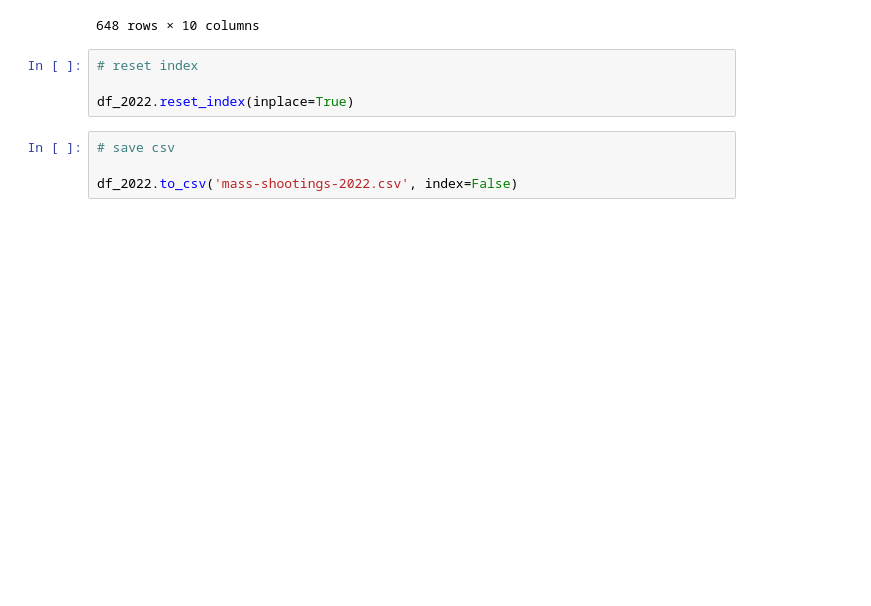
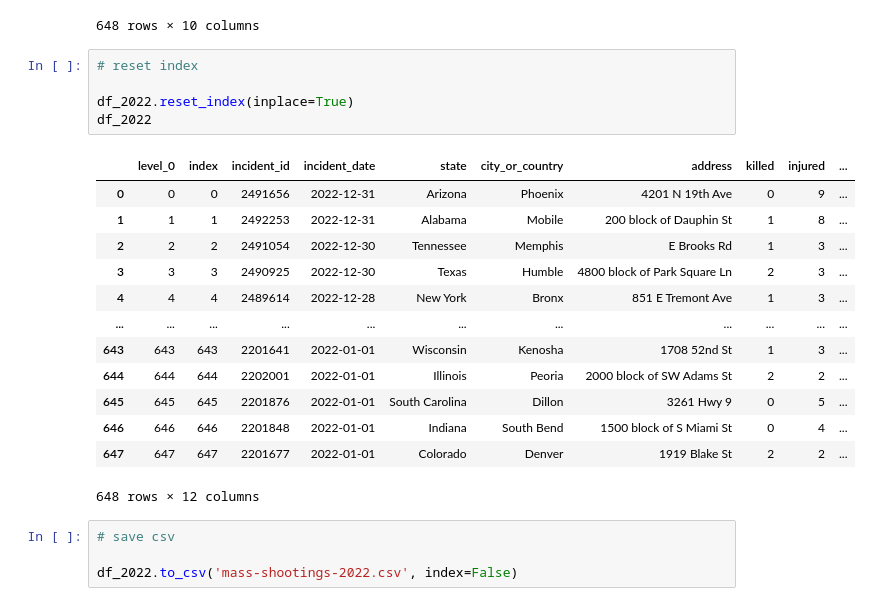
Before and after one commit to poojachaudhuri/project-2, a Jupyter notebook: cleaning.ipynb, the cells around one changed output. Saved outputs shown, nothing was run; the diff lists cells and outputs as text; blank space fills up the shorter version.

```diff
--- a/cleaning.ipynb
+++ b/cleaning.ipynb
@@ -121,7 +121,22 @@ df_2022
 # %%
 # reset index
 
 df_2022.reset_index(inplace=True)
+df_2022
+# %% [output]
+|  | level_0 | index | incident_id | incident_date | state | city_or_country | address | killed | injured | ... |
+| 0 | 0 | 0 | 2491656 | 2022-12-31 | Arizona | Phoenix | 4201 N 19th Ave | 0 | 9 | ... |
+| 1 | 1 | 1 | 2492253 | 2022-12-31 | Alabama | Mobile | 200 block of Dauphin St | 1 | 8 | ... |
+| 2 | 2 | 2 | 2491054 | 2022-12-30 | Tennessee | Memphis | E Brooks Rd | 1 | 3 | ... |
+| 3 | 3 | 3 | 2490925 | 2022-12-30 | Texas | Humble | 4800 block of Park Square Ln | 2 | 3 | ... |
+| 4 | 4 | 4 | 2489614 | 2022-12-28 | New York | Bronx | 851 E Tremont Ave | 1 | 3 | ... |
+| ... | ... | ... | ... | ... | ... | ... | ... | ... | ... | ... |
+| 643 | 643 | 643 | 2201641 | 2022-01-01 | Wisconsin | Kenosha | 1708 52nd St | 1 | 3 | ... |
+| 644 | 644 | 644 | 2202001 | 2022-01-01 | Illinois | Peoria | 2000 block of SW Adams St | 2 | 2 | ... |
+| 645 | 645 | 645 | 2201876 | 2022-01-01 | South Carolina | Dillon | 3261 Hwy 9 | 0 | 5 | ... |
+| 646 | 646 | 646 | 2201848 | 2022-01-01 | Indiana | South Bend | 1500 block of S Miami St | 0 | 4 | ... |
+| 647 | 647 | 647 | 2201677 | 2022-01-01 | Colorado | Denver | 1919 Blake St | 2 | 2 | ... |
+648 rows × 12 columns
 # %%
 # save csv
 
```
